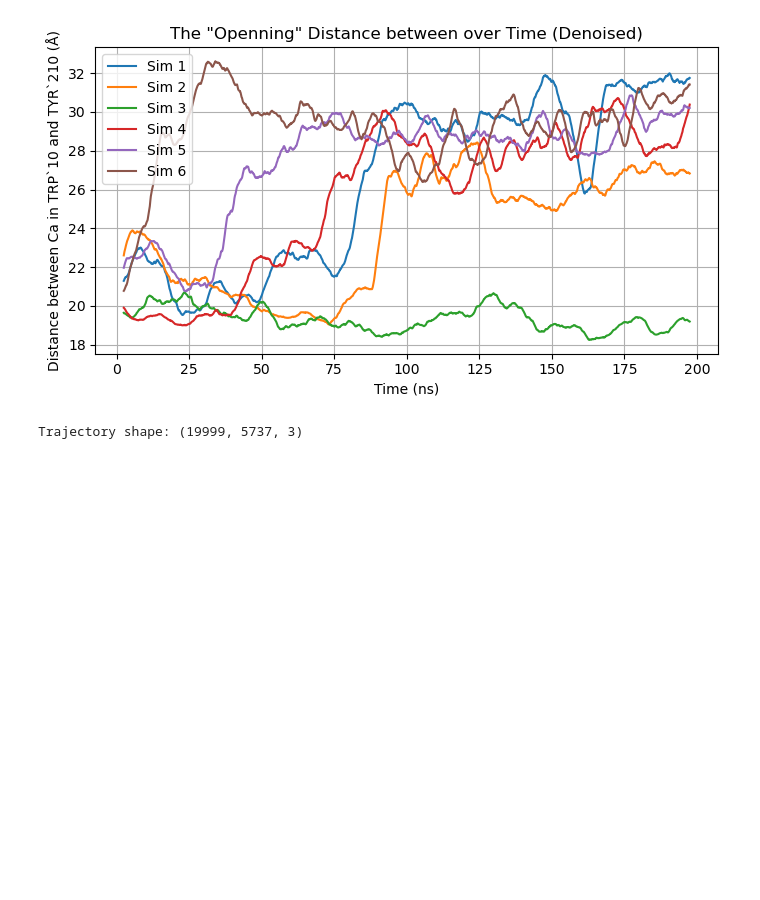
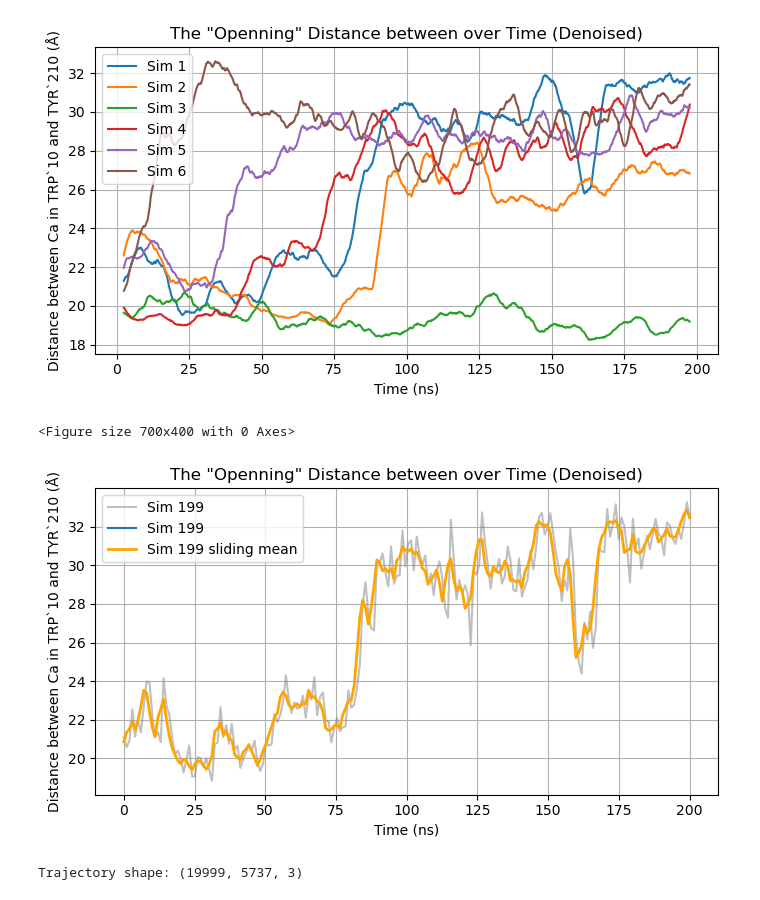
Before and after one commit to john-zcliu/oshea-j-wood-c-pbp-design-2023, a Jupyter notebook: mdTrajAnalysis2.ipynb, the cells around one changed output. Drawn from its saved outputs; the diff is of its cells as text; code cells hidden in the pictures; blank space fills up the shorter version.

```diff
--- a/mdTrajAnalysis2.ipynb
+++ b/mdTrajAnalysis2.ipynb
@@ -196,6 +191,31 @@ plt.tight_layout()
 plt.show()
 # %% [output]
 [figure]
+# %%
+# Plot all distances in one figure
+plt.figure(figsize=(7, 4))
+# for i, distances in enumerate(all_distances, start=1):
+distances = all_distances[0][::100]
+time_ns = np.linspace(0, 200, len(distances))  # Assuming 200 ns simulation
+rolling_distances = pd.Series(distances).rolling(window=window_size, center=True).mean()
+plt.plot(time_ns, distances, label=f'Sim {i}', color='grey', alpha=0.5)
+plt.plot(time_ns, rolling_distances, label=f'Sim {i}')
+
+rolling_distances = []
+for i in range(distances.shape[0]):
+    rolling_distances.append(distances[i:i+3].mean())
+plt.plot(time_ns, rolling_distances, label=f'Sim {i} sliding mean', color='orange', linewidth=2)
+
+plt.xlabel('Time (ns)')
+plt.ylabel('Distance between Ca in TRP`10 and TYR`210 (Å)')
+plt.title('The \"Openning\" Distance between over Time (Denoised)')
+plt.legend()
+plt.grid()
+plt.tight_layout()
+plt.show()
+# %% [output]
+<Figure size 700x400 with 0 Axes>
+[figure, added]
 # %%
 # load a .npy trajetory for test
 trajectory_file = base_path + "sim_001/coordinates.npy"
```
Also changed, not shown: parts of 5 cells of this notebook.
